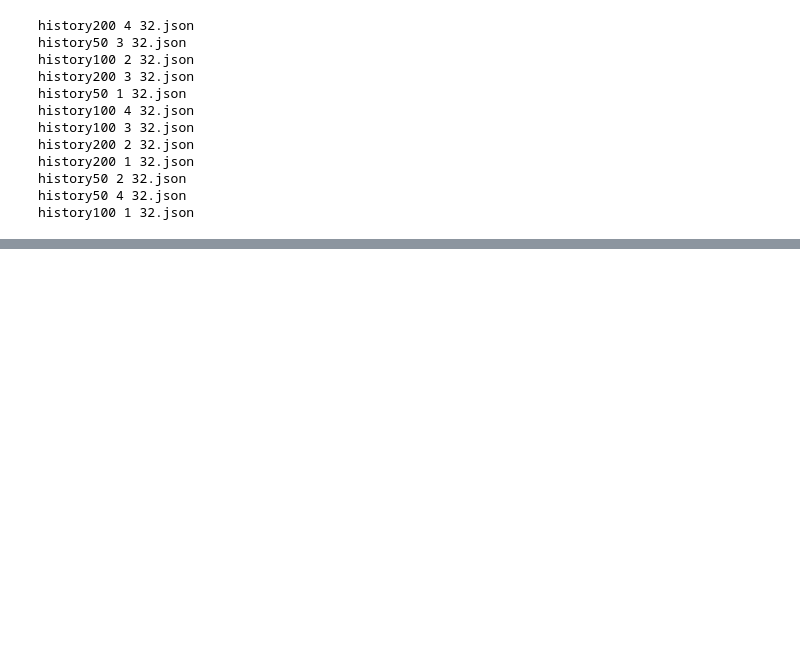
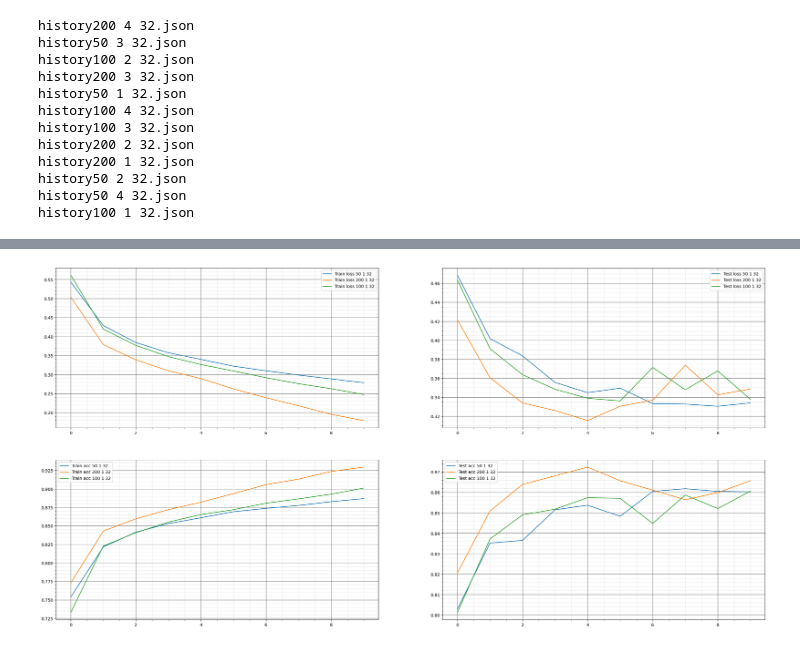
Before and after one commit to Argen7umCode/green_atom, a Jupyter notebook: notebooks/baseline.ipynb, the cells around one changed output, grey strips where cells are left out. Cells and saved outputs as stored; diff of their text form; code cells hidden in the pictures; blank space fills up the shorter version.

```diff
--- a/notebooks/baseline.ipynb
+++ b/notebooks/baseline.ipynb
@@ -504 +533,6 @@ history100 1 32.json
+# %%
+keys = get_keys_history_by_equal_num(1, 1, histories)
+make_plots(get_histories_by_keys(keys, histories))
+# %% [output]
+[figure, added]
 # %%
```
Also changed, not shown: parts of 25 cells of this notebook.
